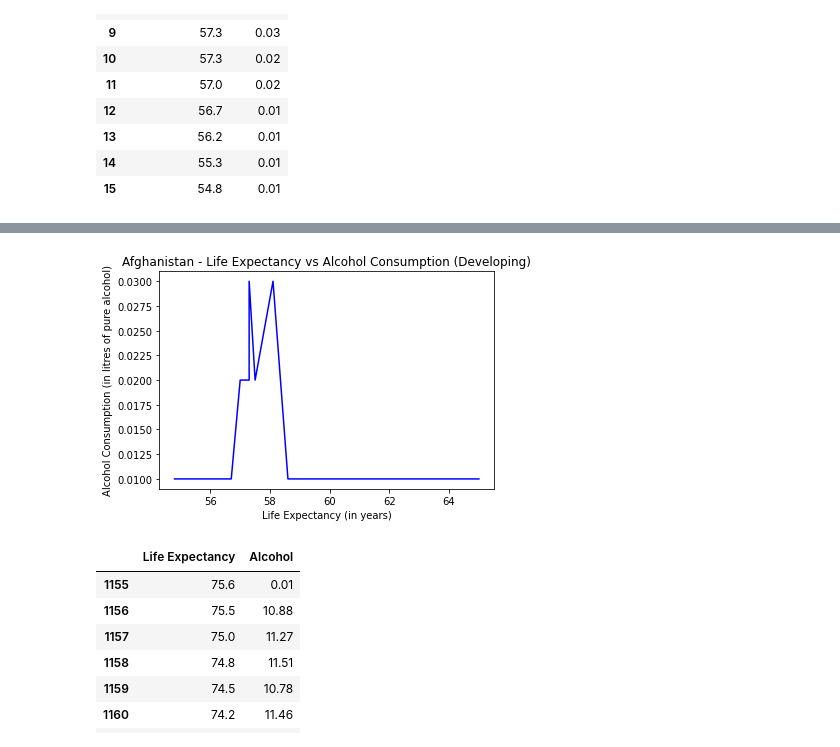
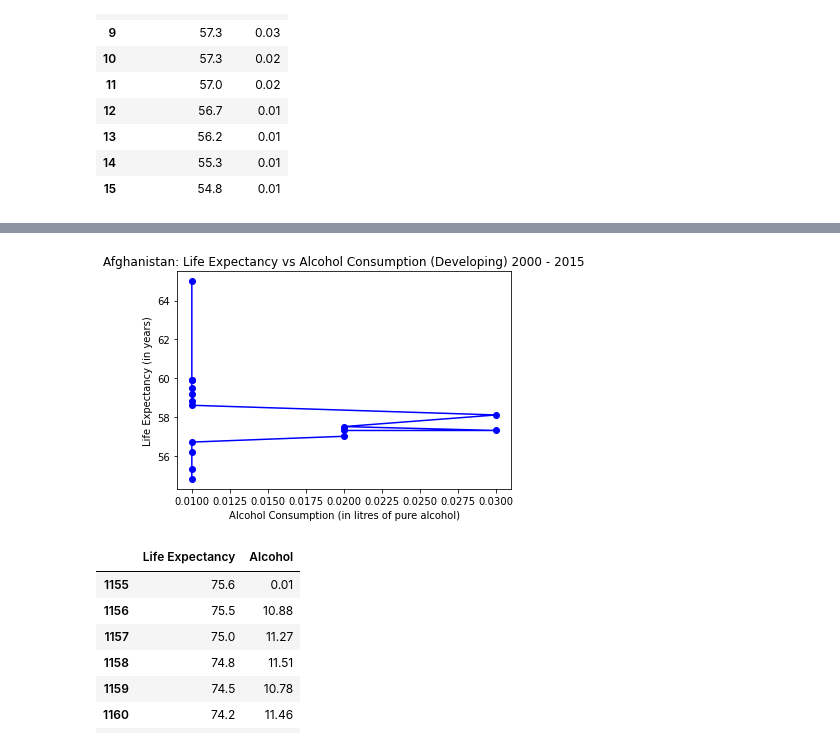
Before and after one commit to jaryan77/TeamTitans_Project_1, a Jupyter notebook: alcohol.ipynb, the cells around one changed output, grey strips where cells are left out. Saved outputs shown, nothing was run; the diff lists cells and outputs as text; code cells hidden in the pictures.

Commit message:
Judy branch (#14)
* Ran last chart

* Added in additional graphs

* Send Images

```diff
--- a/alcohol.ipynb
+++ b/alcohol.ipynb
@@ -206,12 +219,14 @@ Afghanistan_alcohol = Afghanistan_developing_df["Alcohol"]
 # %%
-plt.plot(Afghanistan_life_e, Afghanistan_alcohol, color="blue")
+plt.plot(Afghanistan_alcohol, Afghanistan_life_e, color="blue", marker="o")
 
 #Title and labels
-plt.title("Afghanistan - Life Expectancy vs Alcohol Consumption (Developing)")
-plt.xlabel("Life Expectancy (in years)")
-plt.ylabel("Alcohol Consumption (in litres of pure alcohol)")
+plt.title("Afghanistan: Life Expectancy vs Alcohol Consumption (Developing) 2000 - 2015")
+plt.xlabel("Alcohol Consumption (in litres of pure alcohol)")
+plt.ylabel("Life Expectancy (in years)")
 
+
+plt.savefig("Images/Afghanistan_line_graph.png")
 plt.show()
 # %% [output]
-[figure, old version]
+[figure, new version]
 # %%
```
Also changed, not shown: parts of 10 cells of this notebook, 5 other files.
